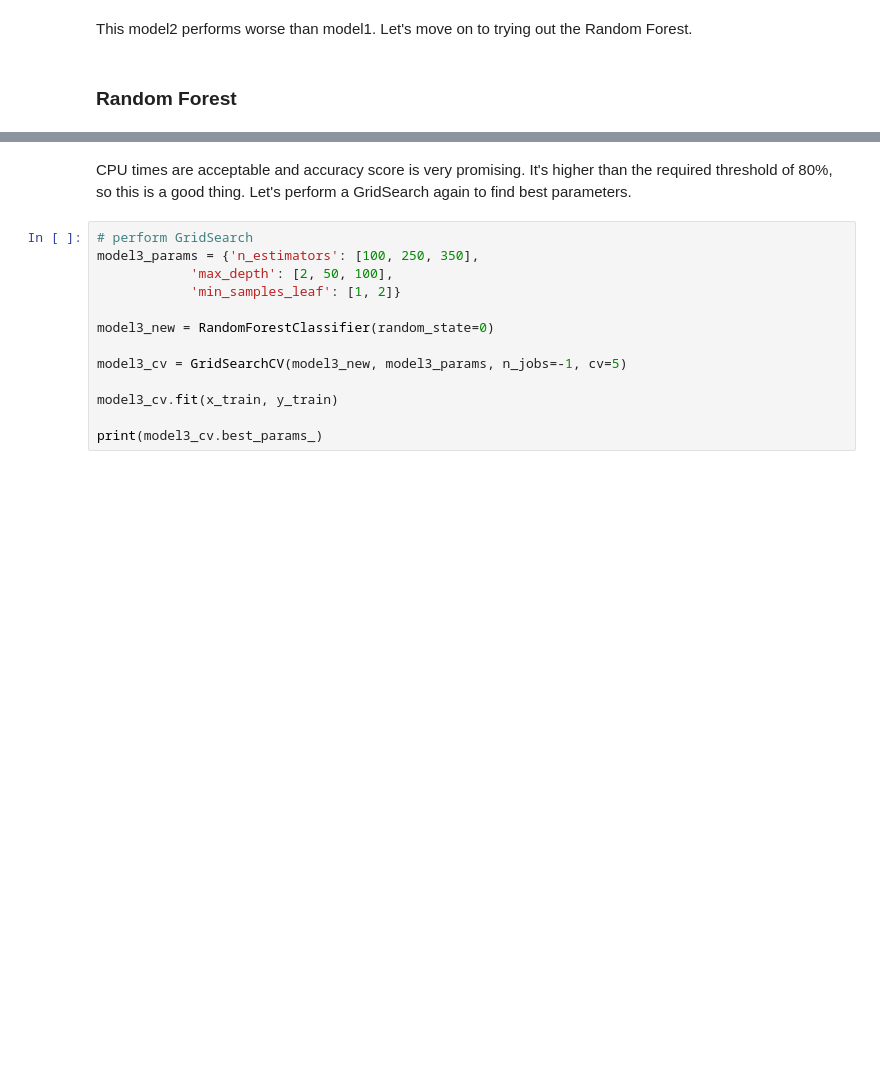
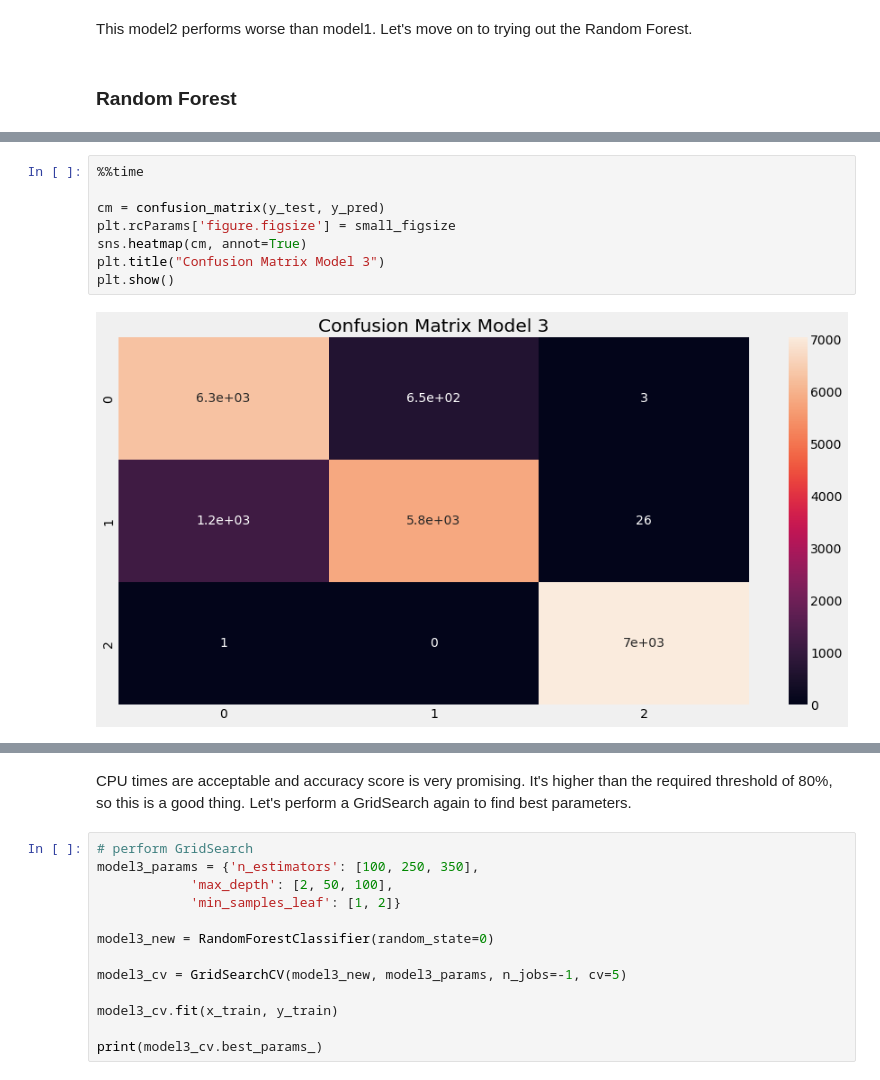
Before and after one commit to jonivanrossum/C964, a Jupyter notebook: C964 - Song Popularity Predictor.ipynb, the cells around one changed output, grey strips where cells are left out. Saved outputs shown, nothing was run; the diff lists cells and outputs as text; blank space fills up the shorter version.

```diff
--- a/C964 - Song Popularity Predictor.ipynb
+++ b/C964 - Song Popularity Predictor.ipynb
@@ -1151,0 +1154,10 @@ Wall time: 14.7 s
+# %%
+%%time
+
+cm = confusion_matrix(y_test, y_pred)
+plt.rcParams['figure.figsize'] = small_figsize
+sns.heatmap(cm, annot=True)
+plt.title("Confusion Matrix Model 3")
+plt.show()
+# %% [output]
+[figure, added]
```
Also changed, not shown: parts of 12 cells of this notebook, 3 other files.
